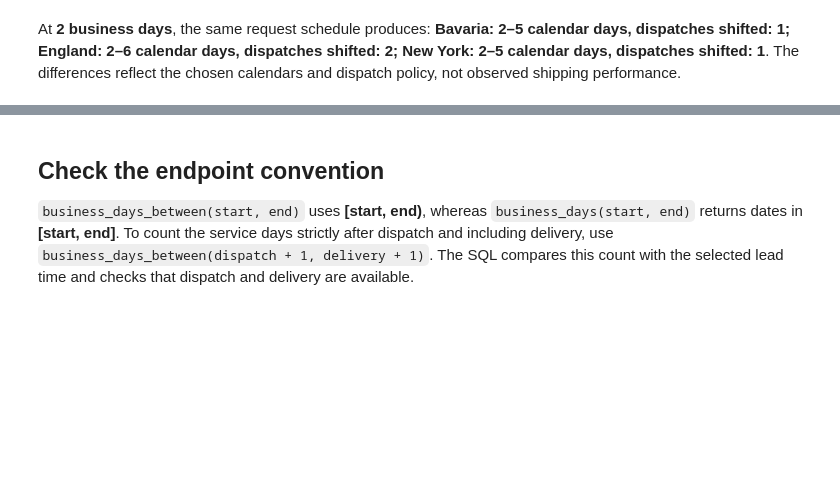
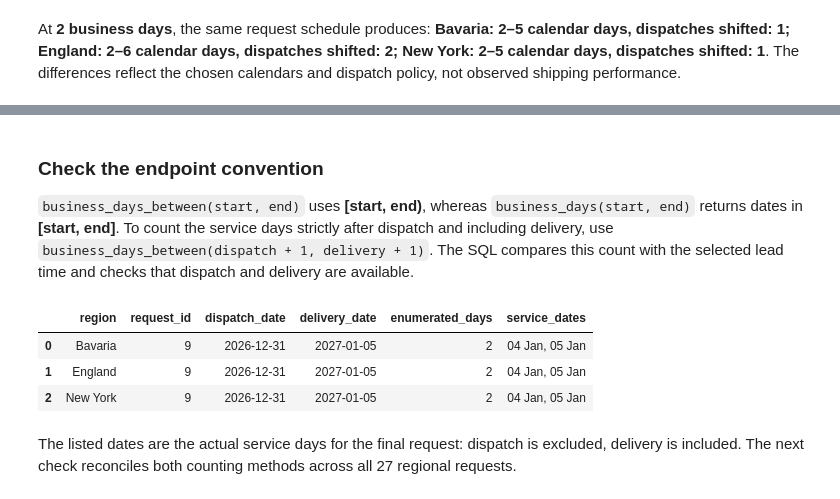
Before and after one commit to Query-farm/vgi-calendar, a Jupyter notebook: notebooks/01_same_lead_time_different_dates.ipynb, the cells around one changed output, grey strips where cells are left out. Saved outputs shown, nothing was run; the diff lists cells and outputs as text; code cells hidden in the pictures; blank space fills up the shorter version.

Commit message:
Publish Calendar Math notebook with explicit service dates and SVG charts [skip ci]

```diff
--- a/notebooks/01_same_lead_time_different_dates.ipynb
+++ b/notebooks/01_same_lead_time_different_dates.ipynb
@@ -362,5 +268,5 @@ For the final request: **New York: 05 Jan 2027**; **England: 05 Jan 2027**; **Ba
 # %% [markdown]
-## Check the endpoint convention
+### Check the endpoint convention
 
 `business_days_between(start, end)` uses **[start, end)**, whereas
 `business_days(start, end)` returns dates in **[start, end]**. To count the service
@@ -370,3 +295,15 @@ with the selected lead time and checks that dispatch and delivery are available.
+# %%
+service_days = globals()["service_days"]
+display(service_days)
+assert service_days.enumerated_days.eq(LEAD_BUSINESS_DAYS).all()
+prose("The listed dates are the actual service days for the final request: dispatch is excluded, "
+      "delivery is included. The next check reconciles both counting methods across all 27 regional requests.")
+# %% [output]
+|  | region | request_id | dispatch_date | delivery_date | enumerated_days | service_dates |
+| 0 | Bavaria | 9 | 2026-12-31 | 2027-01-05 | 2 | 04 Jan, 05 Jan |
+| 1 | England | 9 | 2026-12-31 | 2027-01-05 | 2 | 04 Jan, 05 Jan |
+| 2 | New York | 9 | 2026-12-31 | 2027-01-05 | 2 | 04 Jan, 05 Jan |
+The listed dates are the actual service days for the final request: dispatch is excluded, delivery is included. The next check reconciles both counting methods across all 27 regional requests.
 # %%
 %%sql checks <<
 WITH checks AS (SELECT region, request_id,
```
Also changed, not shown: parts of 20 cells of this notebook, 12 other files.
